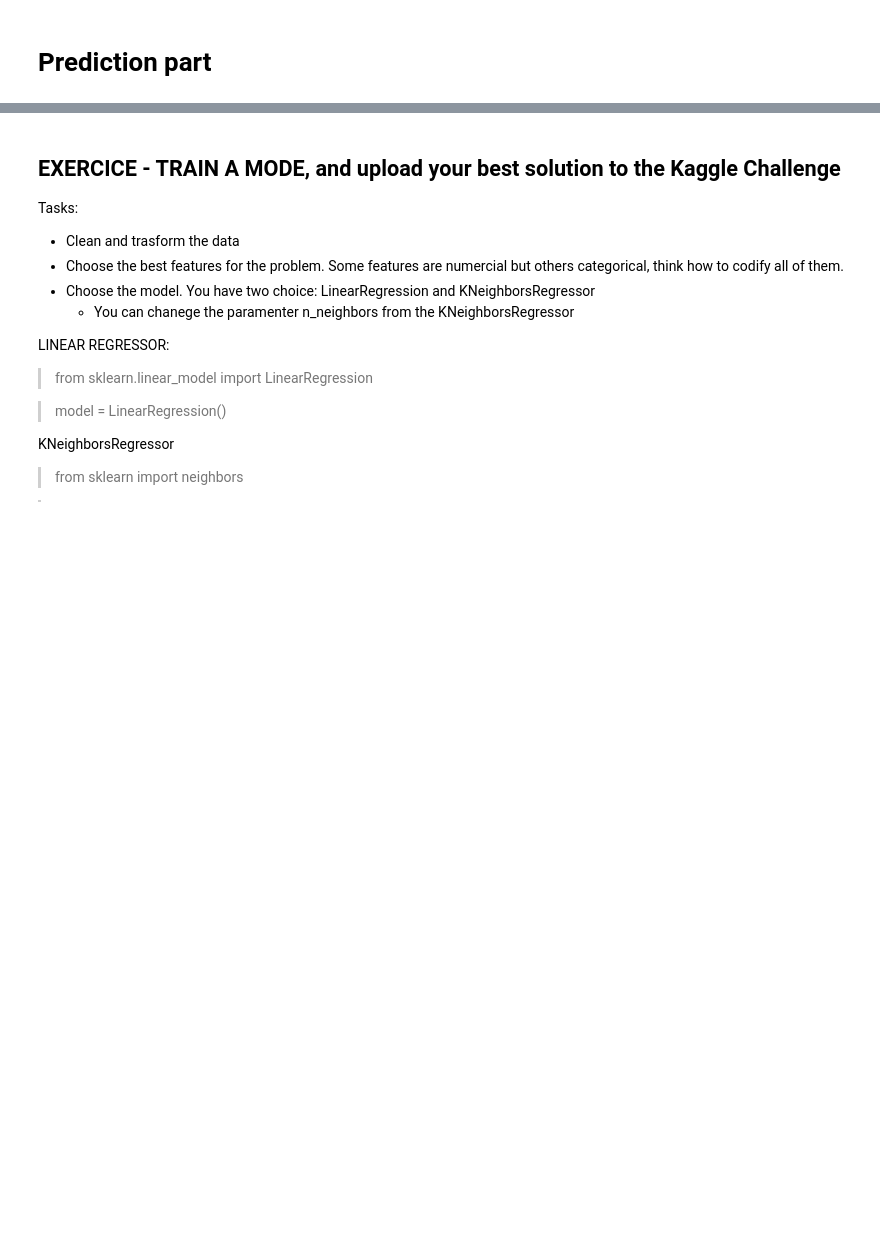
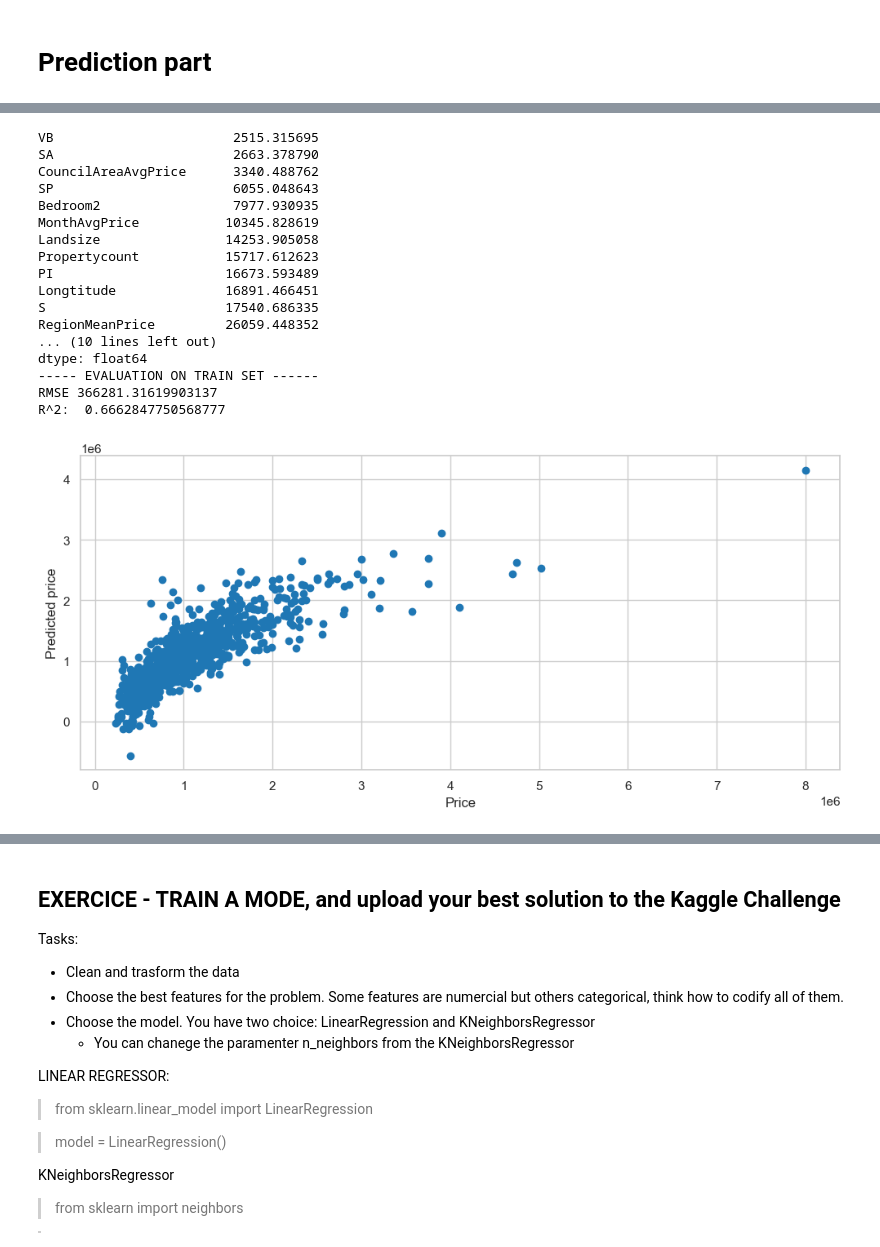
Before and after one commit to pau-torrente/DSUB_p2, a Jupyter notebook: project2.ipynb, the cells around one changed output, grey strips where cells are left out. Saved outputs shown, nothing was run; the diff lists cells and outputs as text; code cells hidden in the pictures; blank space fills up the shorter version.

```diff
--- a/project2.ipynb
+++ b/project2.ipynb
@@ -499,0 +509,57 @@ R^2:  0.9793368637581843
+# %%
+
+
+# KNeighborsRegressor
+from sklearn.linear_model import LinearRegression
+from sklearn.preprocessing import StandardScaler
+
+scalerX = StandardScaler().fit(data_train) # Create the transformer StandardScaler and perform the fitting for the training data
+
+
+data_train_norm = scalerX.transform(data_train)
+data_val_norm = scalerX.transform(data_val)
+
+
+
+lr = LinearRegression()
+
+## fit the model
+lr.fit(data_train_norm, label_train)
+
+
+## predict training set
+y_pred = lr.predict(data_val_norm)
+
+coefs_lr = pd.Series(np.abs(lr.coef_), data_train.columns).sort_values()
+print(coefs_lr)
+
+## Evaluate the model and plot it
+from sklearn.metrics import mean_squared_error, r2_score
+print("----- EVALUATION ON TRAIN SET ------")
+print("RMSE",np.sqrt(mean_squared_error(label_val, y_pred)))
+print("R^2: ",r2_score(label_val, y_pred))
+
+
+plt.scatter(label_val, y_pred)
+plt.xlabel('Price')
+plt.ylabel('Predicted price')
+plt.show()
+# %% [output]
+VB                       2515.315695
+SA                       2663.378790
+CouncilAreaAvgPrice      3340.488762
+SP                       6055.048643
+Bedroom2                 7977.930935
+MonthAvgPrice           10345.828619
+Landsize                14253.905058
+Propertycount           15717.612623
+PI                      16673.593489
+Longtitude              16891.466451
+S                       17540.686335
+RegionMeanPrice         26059.448352
+... (10 lines left out)
+dtype: float64
+----- EVALUATION ON TRAIN SET ------
+RMSE 366281.31619903137
+R^2:  0.6662847750568777
+[figure, added]
```
Also changed, not shown: parts of 5 cells of this notebook, 1 other file.
